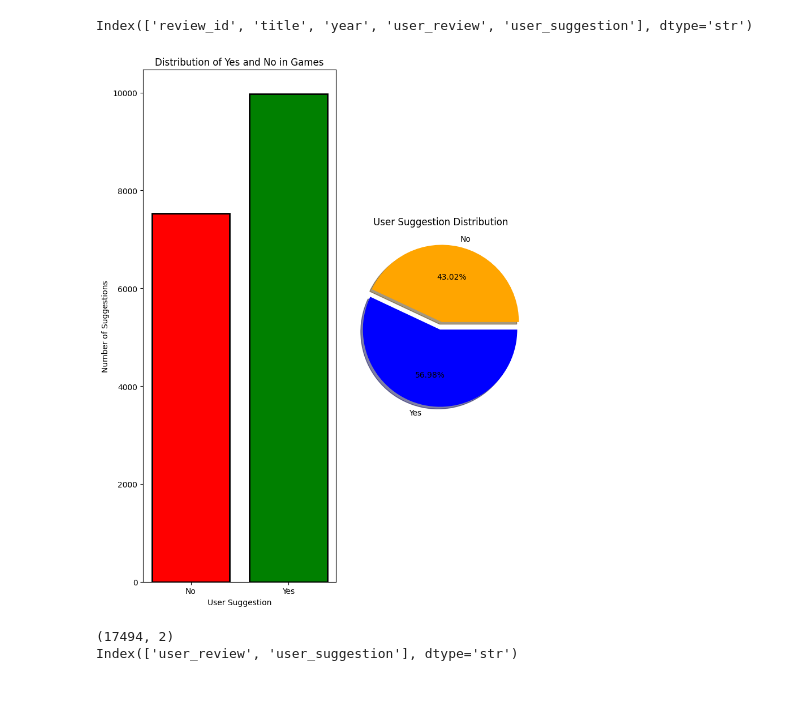
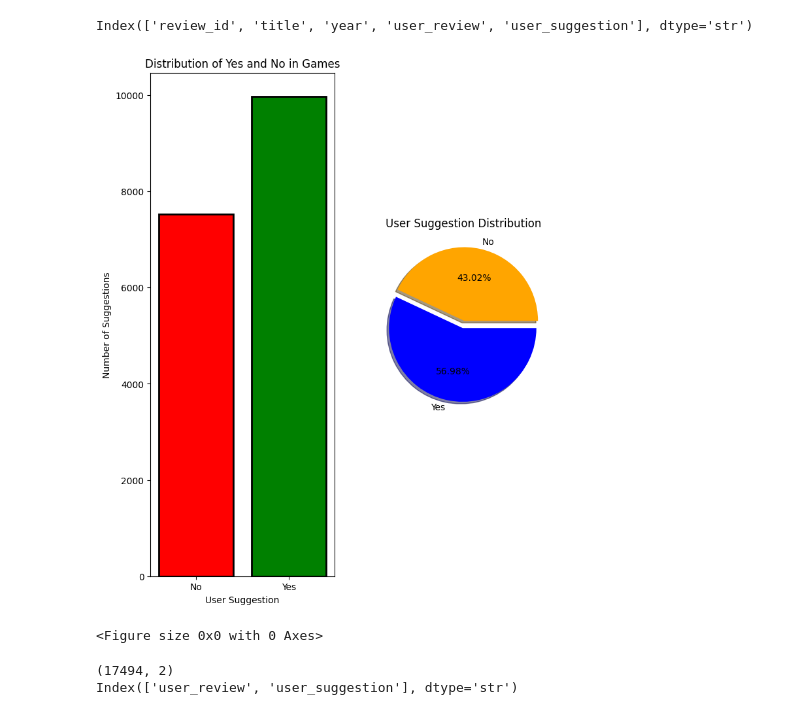
Before and after one commit to kaiia26/Game-Sentiments, a Jupyter notebook: main.ipynb, the cells around one changed output. Drawn from its saved outputs; the diff is of its cells as text; code cells hidden in the pictures.

```diff
--- a/main.ipynb
+++ b/main.ipynb
@@ -122,36 +129,37 @@ axes[0].bar(
     categories,
     values,
     color=['red', 'green'],
     edgecolor='black',
     linewidth=2
 )
 
 axes[0].set_title('Distribution of Yes and No in Games')
 axes[0].set_xlabel('User Suggestion')
 axes[0].set_ylabel('Number of Suggestions')
 
 # Pie Chart
 explode = [0.05, 0.05]
 colors = ['orange', 'blue']
 
 axes[1].pie(
     values,
     labels=categories,
     explode=explode,
     autopct='%1.2f%%',
     colors=colors,
     shadow=True
 )
 
 axes[1].set_title('User Suggestion Distribution')
 
-
+# Reduce plot figure size
+plt.figure(figsize=(0, 0))
 # Prevent overlap
 plt.tight_layout()
-
 plt.show()
 # %% [output]
-[figure, old version]
+[figure, new version]
+<Figure size 0x0 with 0 Axes>
 # %%
 print(df.shape)
 print(df.columns)
```
Also changed, not shown: parts of 17 cells of this notebook, 2 other files.
